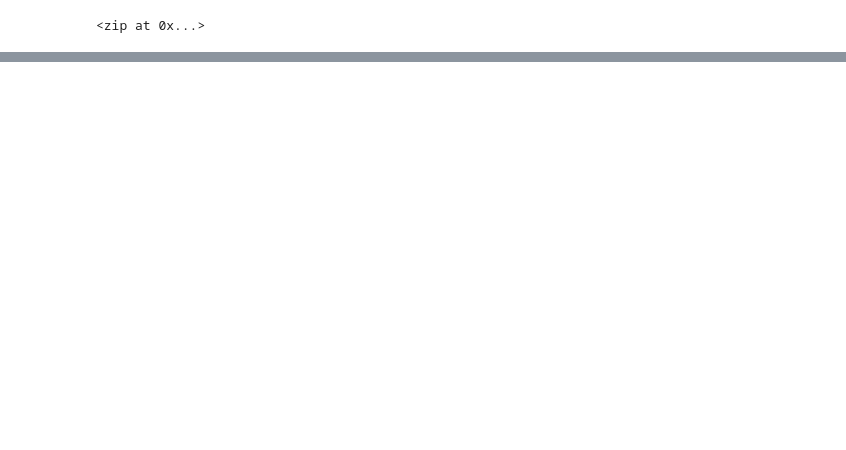
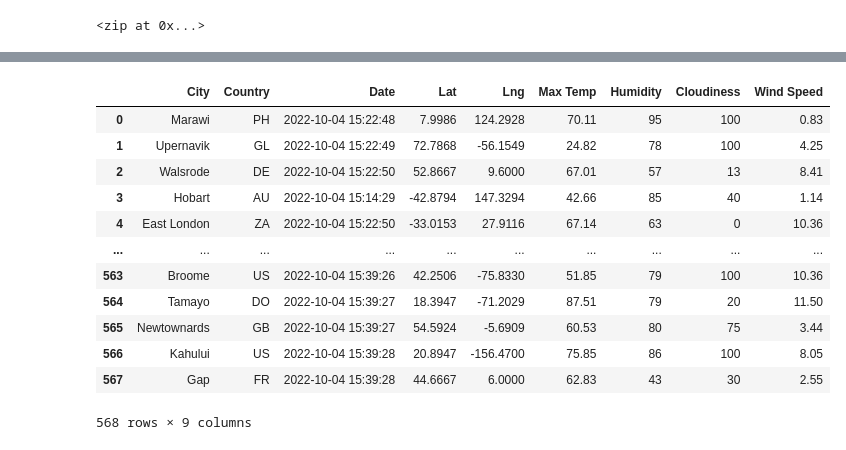
Before and after one commit to ezeokerita333/World_Weather_Analysis, a Jupyter notebook: WeatherPy.ipynb, the cells around one changed output, grey strips where cells are left out. Cells and saved outputs as stored; diff of their text form; code cells hidden in the pictures; blank space fills up the shorter version.

```diff
--- a/WeatherPy.ipynb
+++ b/WeatherPy.ipynb
@@ -30,0 +31,15 @@ len(cities)
+# %%
+# Import the time library and the datetime module from the datetime library
+import time
+from datetime import datetime
+
+# Create an empty list to hold the weather data.
+city_data = []
+
+# Print the beginning of the logging.
+print("Beginning Data Retrieval     ")
+print("-----------------------------")
+
+# Create counters.
+record_count = 1
+set_count = 1
@@ -30,0 +55,3 @@ len(cities)
+# %%
+# Starting URL for Weather Map API Call.
+url = "http://api.openweathermap.org/data/2.5/weather?units=Imperial&APPID=" + weather_api_key
@@ -30,0 +142,4 @@ len(cities)
+# %%
+# Convert the array of dictionaries to a Pandas DataFrame.
+city_data_df = pd.DataFrame(city_data)
+city_data_df.head(10)
@@ -30,0 +158,18 @@ len(cities)
+# %%
+new_column_order = ["City","Country","Date","Lat","Lng","Max Temp","Humidity","Cloudiness","Wind Speed"]
+city_data_df = city_data_df[new_column_order]
+city_data_df
+# %% [output]
+|  | City | Country | Date | Lat | Lng | Max Temp | Humidity | Cloudiness | Wind Speed |
+| 0 | Marawi | PH | 2022-10-04 15:22:48 | 7.9986 | 124.2928 | 70.11 | 95 | 100 | 0.83 |
+| 1 | Upernavik | GL | 2022-10-04 15:22:49 | 72.7868 | -56.1549 | 24.82 | 78 | 100 | 4.25 |
+| 2 | Walsrode | DE | 2022-10-04 15:22:50 | 52.8667 | 9.6000 | 67.01 | 57 | 13 | 8.41 |
+| 3 | Hobart | AU | 2022-10-04 15:14:29 | -42.8794 | 147.3294 | 42.66 | 85 | 40 | 1.14 |
+| 4 | East London | ZA | 2022-10-04 15:22:50 | -33.0153 | 27.9116 | 67.14 | 63 | 0 | 10.36 |
+| ... | ... | ... | ... | ... | ... | ... | ... | ... | ... |
+| 563 | Broome | US | 2022-10-04 15:39:26 | 42.2506 | -75.8330 | 51.85 | 79 | 100 | 10.36 |
+| 564 | Tamayo | DO | 2022-10-04 15:39:27 | 18.3947 | -71.2029 | 87.51 | 79 | 20 | 11.50 |
+| 565 | Newtownards | GB | 2022-10-04 15:39:27 | 54.5924 | -5.6909 | 60.53 | 80 | 75 | 3.44 |
+| 566 | Kahului | US | 2022-10-04 15:39:28 | 20.8947 | -156.4700 | 75.85 | 86 | 100 | 8.05 |
+| 567 | Gap | FR | 2022-10-04 15:39:28 | 44.6667 | 6.0000 | 62.83 | 43 | 30 | 2.55 |
+568 rows × 9 columns
```
Also changed, not shown: parts of 8 cells of this notebook, 1 other file.
